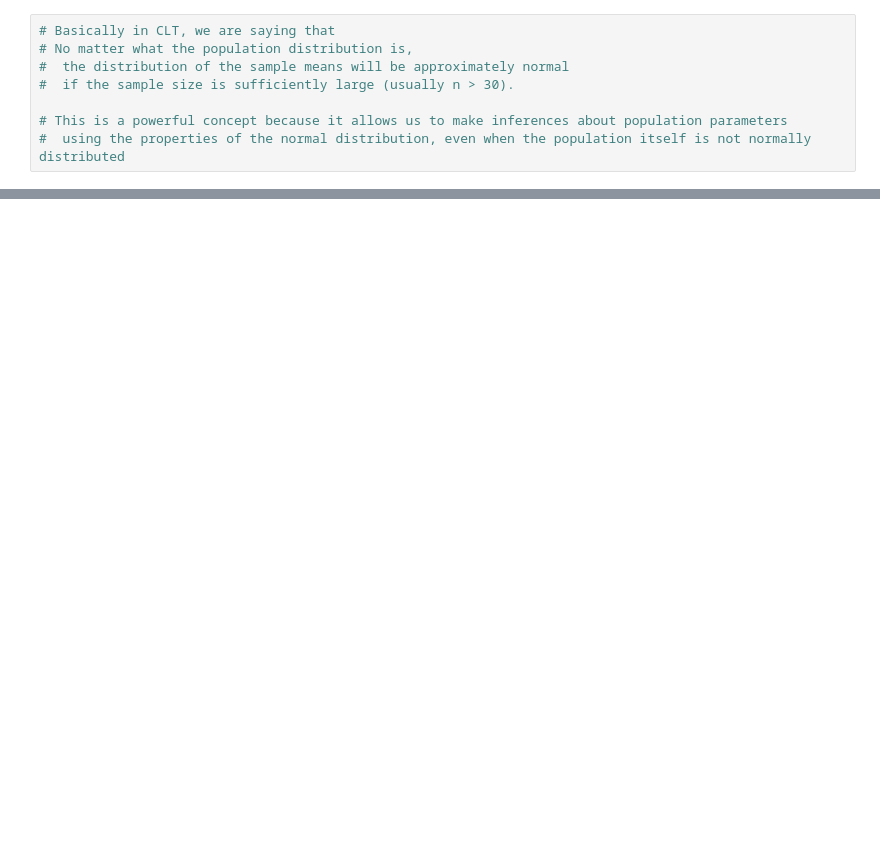
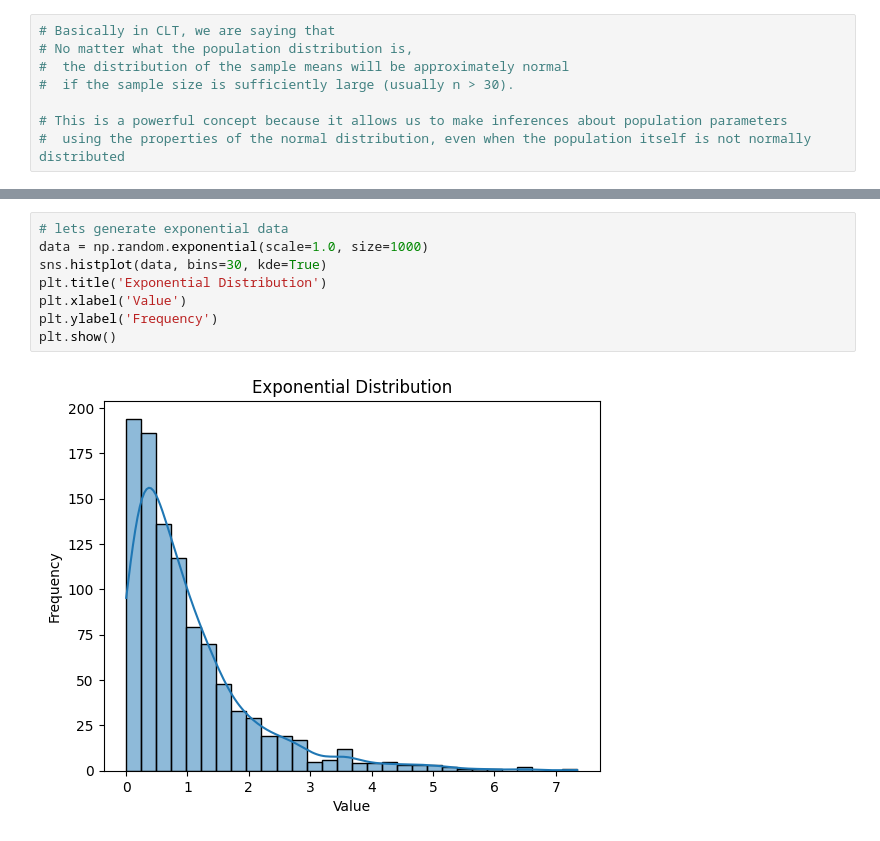
Before and after one commit to rahul8879/ai-ml-akila, a Jupyter notebook: maths/stats/01_stats.ipynb, the cells around one changed output, grey strips where cells are left out. Cells and saved outputs as stored; diff of their text form; blank space fills up the shorter version.

```diff
--- a/maths/stats/01_stats.ipynb
+++ b/maths/stats/01_stats.ipynb
@@ -139,0 +140,10 @@ plt.show()
+# %%
+# lets generate exponential data
+data = np.random.exponential(scale=1.0, size=1000)
+sns.histplot(data, bins=30, kde=True)
+plt.title('Exponential Distribution')
+plt.xlabel('Value')
+plt.ylabel('Frequency')
+plt.show()
+# %% [output]
+[figure, added]
```
Also changed, not shown: parts of 15 cells of this notebook, 2 other files.
